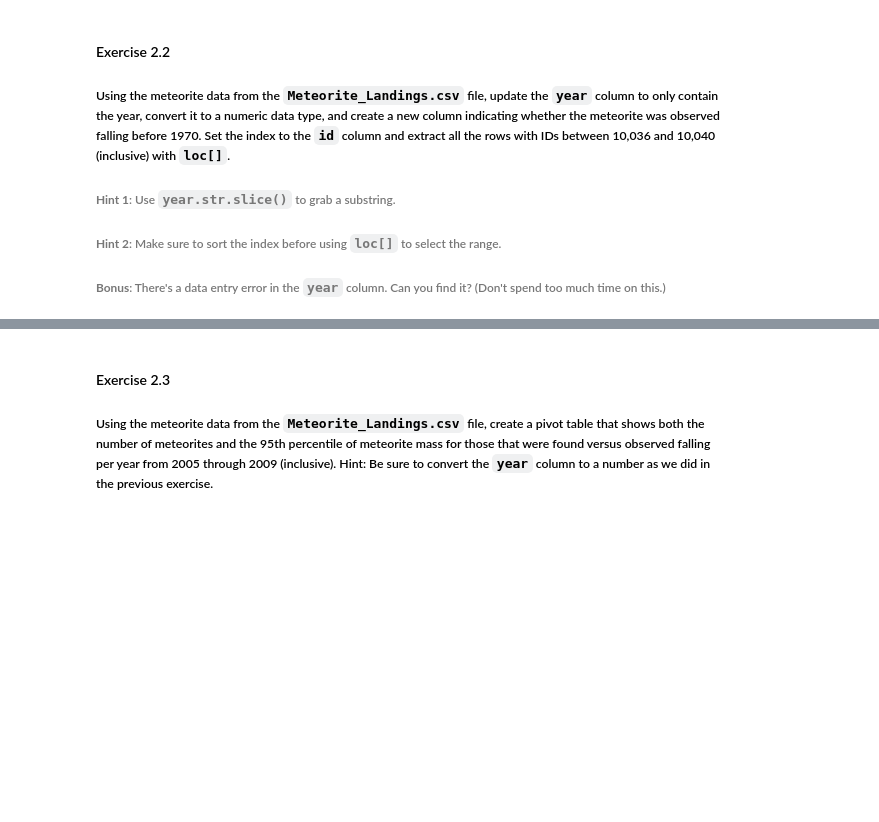
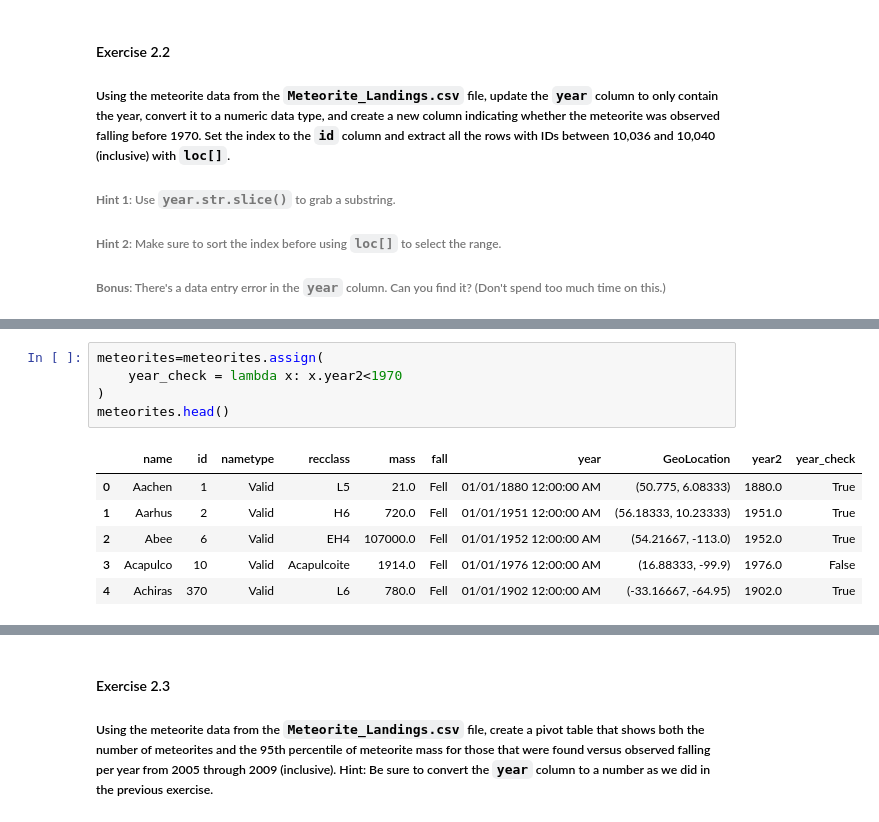
Before and after one commit to Vamir8429/Valerija_SheGoesTech, a Jupyter notebook: Day16_Pandas/workbook.ipynb, the cells around one changed output, grey strips where cells are left out. Cells and saved outputs as stored; diff of their text form; blank space fills up the shorter version.

```diff
--- a/Day16_Pandas/workbook.ipynb
+++ b/Day16_Pandas/workbook.ipynb
@@ -115,0 +142,12 @@ meteorites.head()
+# %%
+meteorites=meteorites.assign(
+    year_check = lambda x: x.year2<1970
+)
+meteorites.head()
+# %% [output]
+|  | name | id | nametype | recclass | mass | fall | year | GeoLocation | year2 | year_check |
+| 0 | Aachen | 1 | Valid | L5 | 21.0 | Fell | 01/01/1880 12:00:00 AM | (50.775, 6.08333) | 1880.0 | True |
+| 1 | Aarhus | 2 | Valid | H6 | 720.0 | Fell | 01/01/1951 12:00:00 AM | (56.18333, 10.23333) | 1951.0 | True |
+| 2 | Abee | 6 | Valid | EH4 | 107000.0 | Fell | 01/01/1952 12:00:00 AM | (54.21667, -113.0) | 1952.0 | True |
+| 3 | Acapulco | 10 | Valid | Acapulcoite | 1914.0 | Fell | 01/01/1976 12:00:00 AM | (16.88333, -99.9) | 1976.0 | False |
+| 4 | Achiras | 370 | Valid | L6 | 780.0 | Fell | 01/01/1902 12:00:00 AM | (-33.16667, -64.95) | 1902.0 | True |
```
Also changed, not shown: parts of 5 cells of this notebook, 2 other files.
